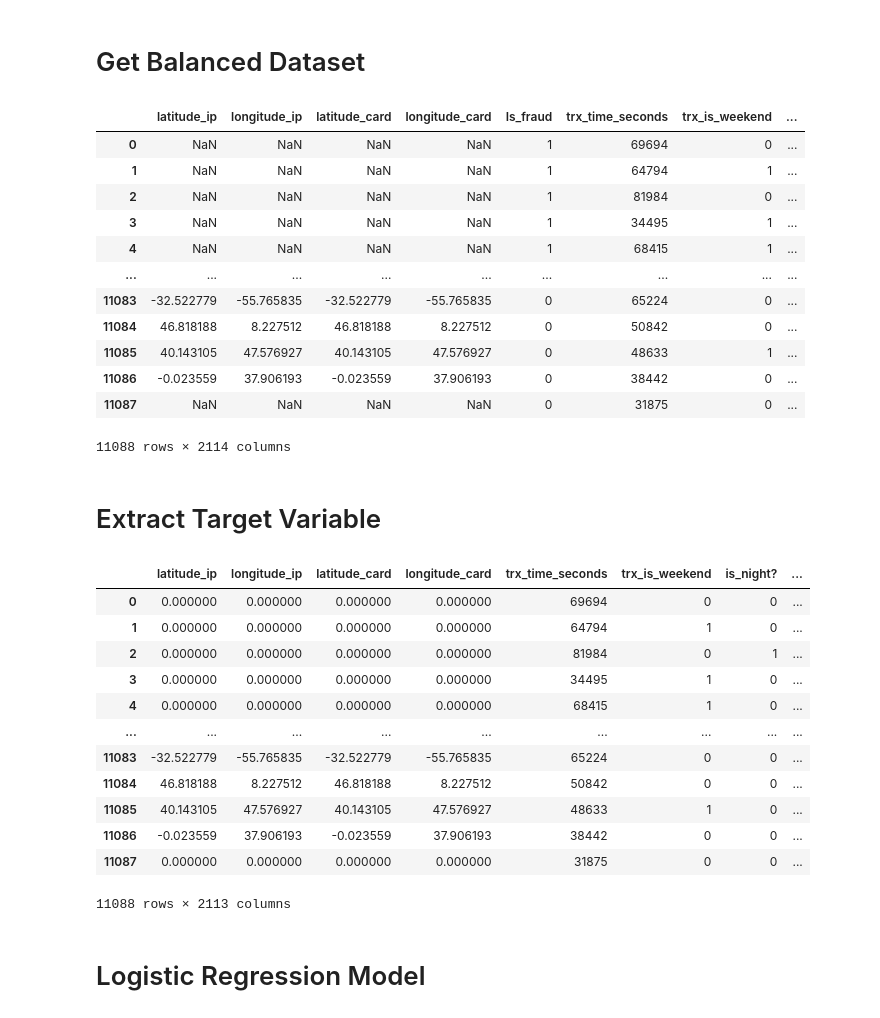
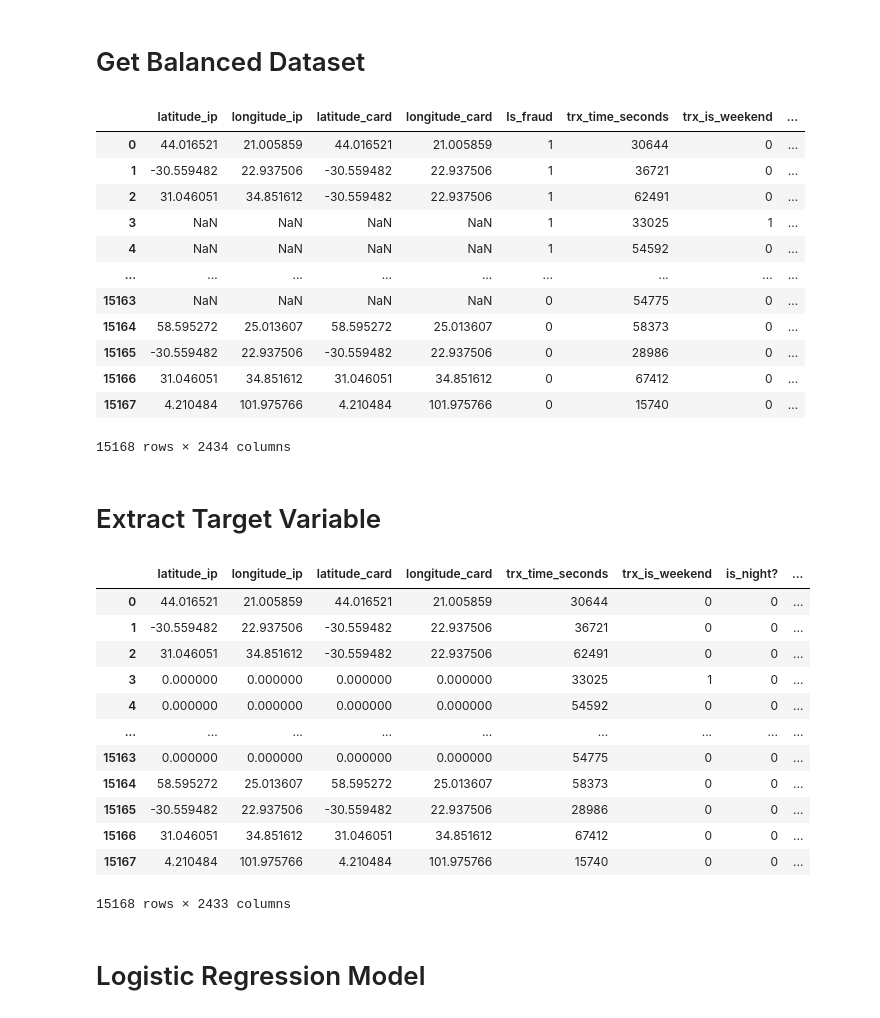
Before and after one commit to MaayanHagbi/CAS_ADS_Final_Project, a Jupyter notebook: Fraud_Detection_ML_(CAS_ADS).ipynb, the cells around one changed output. Cells and saved outputs as stored; diff of their text form; code cells hidden in the pictures.

```diff
--- a/Fraud_Detection_ML_(CAS_ADS).ipynb
+++ b/Fraud_Detection_ML_(CAS_ADS).ipynb
@@ -65,13 +66,15 @@ Query = """
     Select distinct * from (
     Select * from `Data_Sceince_Project_Dataset.CAS_ADS_Dataset` where
     Clientinfo_id in (Select distinct Clientinfo_id from `Data_Sceince_Project_Dataset.CAS_ADS_Dataset`
-    where Chargebackreason_code in ('10','10.4','4837'))
+    where Chargebackreason_code in ('10','10.4','13','4837','4853'))
     union all
     Select * from `Data_Sceince_Project_Dataset.CAS_ADS_Dataset` where Clientinfo_id in (
     Select distinct Clientinfo_id from `Data_Sceince_Project_Dataset.CAS_ADS_Dataset`
     where Clientinfo_id not in (Select Clientinfo_id from `Data_Sceince_Project_Dataset.CAS_ADS_Dataset`
     where Chargebackreason_id is null and Clientinfo_id not in ((Select distinct Clientinfo_id from `Data_Sceince_Project_Dataset.CAS_ADS_Dataset`
-    where Chargebackreason_code in ('10','10.4','4837')))) limit 5000)
+    where Chargebackreason_code in ('10','10.4','13','4837','4853')))) limit 6000)
     ); """
 Query_Results = bigquery_client.query(Query)
 Data_Adf = Query_Results.to_dataframe()
+Data_Adf = Data_Adf.drop_duplicates(subset=['id'])
+Data_Adf
@@ -428,5 +441,7 @@ Brand_Fraud_Profile.set_index('id',inplace=True)
 
 Brand_Fraud_Profile.index = Brand_Fraud_Profile.index.astype(int)
 
+Brand_Fraud_Profile = Brand_Fraud_Profile.drop('amount_gbp_fraud_trx', axis=1)
+
 Brand_Fraud_Profile
 # %% [output]
@@ -498,0 +503,10 @@ DF_Flag
+# %%
+#Merge all datasets to a single dataset
+DF_Flag = Data_Adf[['id', 'Is_fraud']]
+DF_Flag.loc[:, 'id'] = DF_Flag['id'].astype(int)
+DF = pd.merge(Cust_Country_Profile, DF_Flag, how='left', on='id')
+DF['Is_fraud'] = DF['Is_fraud'].astype(int)
+
+DF1 = pd.merge(DF, Trx_Profile, how='left', on='id')
+DF2 = pd.merge(DF1, Trx_Profile_Rolling,how='left',on='id')
+DF3 = pd.merge(DF2, Brand_Fraud_Profile,how='left',on='id')
@@ -549,8 +597,12 @@ See the caveats in the documentation: https://pandas.pydata.org/pandas-docs/stab
 # %%
 # Select subset with non-null & null values
 # Removing duplicate rows based on the 'id' column
-ones_subset = DF_ready.loc[DF_ready["Is_fraud"] == 1]
-zeros_subset = DF_ready.loc[DF_ready["Is_fraud"] == 0]
+# ones_subset = DF_ready.loc[DF_ready["Is_fraud"] == 1]
+# zeros_subset = DF_ready.loc[DF_ready["Is_fraud"] == 0]
+# ones_subset = DF_ready_x.loc[DF_ready_x["Is_fraud"] == 1]
+# zeros_subset = DF_ready_x.loc[DF_ready_x["Is_fraud"] == 0]
+ones_subset = DF_ready_d.loc[DF_ready_d["Is_fraud"] == 1]
+zeros_subset = DF_ready_d.loc[DF_ready_d["Is_fraud"] == 0]
 
 # Count the number of non-null values & Sample null values to match the number of non-null values
 number_of_ones = len(ones_subset)
@@ -560,49 +612,49 @@ sampled_zeros = zeros_subset.sample(number_of_ones, random_state=42)
 balanced_df = pd.concat([ones_subset, sampled_zeros], ignore_index=True)
 
 #Copy Dataset & account for Null Values
-Data_Adf = balanced_df.copy()
-Data_Adf.replace('<NA>', np.nan, inplace=True)
+DS = balanced_df.copy()
+DS.replace('<NA>', np.nan, inplace=True)
 
-Data_Adf
+DS
 # %% [output]
 |  | latitude_ip | longitude_ip | latitude_card | longitude_card | Is_fraud | trx_time_seconds | trx_is_weekend | ... |
-| 0 | NaN | NaN | NaN | NaN | 1 | 69694 | 0 | ... |
-| 1 | NaN | NaN | NaN | NaN | 1 | 64794 | 1 | ... |
-| 2 | NaN | NaN | NaN | NaN | 1 | 81984 | 0 | ... |
-| 3 | NaN | NaN | NaN | NaN | 1 | 34495 | 1 | ... |
-| 4 | NaN | NaN | NaN | NaN | 1 | 68415 | 1 | ... |
+| 0 | 44.016521 | 21.005859 | 44.016521 | 21.005859 | 1 | 30644 | 0 | ... |
+| 1 | -30.559482 | 22.937506 | -30.559482 | 22.937506 | 1 | 36721 | 0 | ... |
+| 2 | 31.046051 | 34.851612 | -30.559482 | 22.937506 | 1 | 62491 | 0 | ... |
+| 3 | NaN | NaN | NaN | NaN | 1 | 33025 | 1 | ... |
+| 4 | NaN | NaN | NaN | NaN | 1 | 54592 | 0 | ... |
 | ... | ... | ... | ... | ... | ... | ... | ... | ... |
-| 11083 | -32.522779 | -55.765835 | -32.522779 | -55.765835 | 0 | 65224 | 0 | ... |
-| 11084 | 46.818188 | 8.227512 | 46.818188 | 8.227512 | 0 | 50842 | 0 | ... |
-| 11085 | 40.143105 | 47.576927 | 40.143105 | 47.576927 | 0 | 48633 | 1 | ... |
-| 11086 | -0.023559 | 37.906193 | -0.023559 | 37.906193 | 0 | 38442 | 0 | ... |
-| 11087 | NaN | NaN | NaN | NaN | 0 | 31875 | 0 | ... |
+| 15163 | NaN | NaN | NaN | NaN | 0 | 54775 | 0 | ... |
+| 15164 | 58.595272 | 25.013607 | 58.595272 | 25.013607 | 0 | 58373 | 0 | ... |
+| 15165 | -30.559482 | 22.937506 | -30.559482 | 22.937506 | 0 | 28986 | 0 | ... |
+| 15166 | 31.046051 | 34.851612 | 31.046051 | 34.851612 | 0 | 67412 | 0 | ... |
+| 15167 | 4.210484 | 101.975766 | 4.210484 | 101.975766 | 0 | 15740 | 0 | ... |
-11088 rows × 2114 columns
+15168 rows × 2434 columns
 # %% [markdown]
 # Extract Target Variable
 # %%
 # Extract target variable and drop unnecessary columns
-y = Data_Adf['Is_fraud']
-X = Data_Adf.drop(columns=['Is_fraud'])
+y = DS['Is_fraud']
+X = DS.drop(columns=['Is_fraud'])
 
 # Replace NaN with zeroes
 X = X.fillna(0)
 
 X
 # %% [output]
 |  | latitude_ip | longitude_ip | latitude_card | longitude_card | trx_time_seconds | trx_is_weekend | is_night? | ... |
-| 0 | 0.000000 | 0.000000 | 0.000000 | 0.000000 | 69694 | 0 | 0 | ... |
-| 1 | 0.000000 | 0.000000 | 0.000000 | 0.000000 | 64794 | 1 | 0 | ... |
-| 2 | 0.000000 | 0.000000 | 0.000000 | 0.000000 | 81984 | 0 | 1 | ... |
-| 3 | 0.000000 | 0.000000 | 0.000000 | 0.000000 | 34495 | 1 | 0 | ... |
-| 4 | 0.000000 | 0.000000 | 0.000000 | 0.000000 | 68415 | 1 | 0 | ... |
+| 0 | 44.016521 | 21.005859 | 44.016521 | 21.005859 | 30644 | 0 | 0 | ... |
+| 1 | -30.559482 | 22.937506 | -30.559482 | 22.937506 | 36721 | 0 | 0 | ... |
+| 2 | 31.046051 | 34.851612 | -30.559482 | 22.937506 | 62491 | 0 | 0 | ... |
+| 3 | 0.000000 | 0.000000 | 0.000000 | 0.000000 | 33025 | 1 | 0 | ... |
+| 4 | 0.000000 | 0.000000 | 0.000000 | 0.000000 | 54592 | 0 | 0 | ... |
 | ... | ... | ... | ... | ... | ... | ... | ... | ... |
-| 11083 | -32.522779 | -55.765835 | -32.522779 | -55.765835 | 65224 | 0 | 0 | ... |
-| 11084 | 46.818188 | 8.227512 | 46.818188 | 8.227512 | 50842 | 0 | 0 | ... |
-| 11085 | 40.143105 | 47.576927 | 40.143105 | 47.576927 | 48633 | 1 | 0 | ... |
-| 11086 | -0.023559 | 37.906193 | -0.023559 | 37.906193 | 38442 | 0 | 0 | ... |
-| 11087 | 0.000000 | 0.000000 | 0.000000 | 0.000000 | 31875 | 0 | 0 | ... |
+| 15163 | 0.000000 | 0.000000 | 0.000000 | 0.000000 | 54775 | 0 | 0 | ... |
+| 15164 | 58.595272 | 25.013607 | 58.595272 | 25.013607 | 58373 | 0 | 0 | ... |
+| 15165 | -30.559482 | 22.937506 | -30.559482 | 22.937506 | 28986 | 0 | 0 | ... |
+| 15166 | 31.046051 | 34.851612 | 31.046051 | 34.851612 | 67412 | 0 | 0 | ... |
+| 15167 | 4.210484 | 101.975766 | 4.210484 | 101.975766 | 15740 | 0 | 0 | ... |
-11088 rows × 2113 columns
+15168 rows × 2433 columns
 # %% [markdown]
 # Logistic Regression Model
 # %%
```
Also changed, not shown: parts of 33 cells of this notebook.
